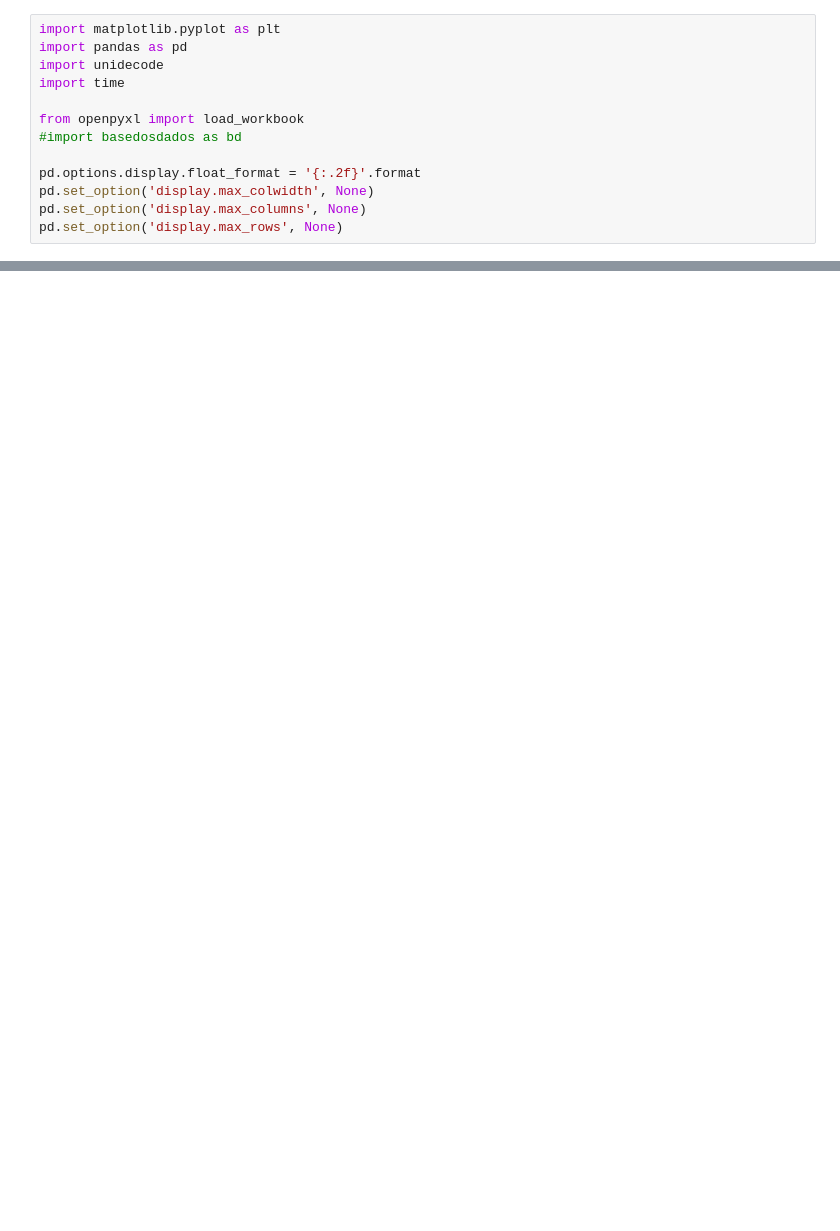
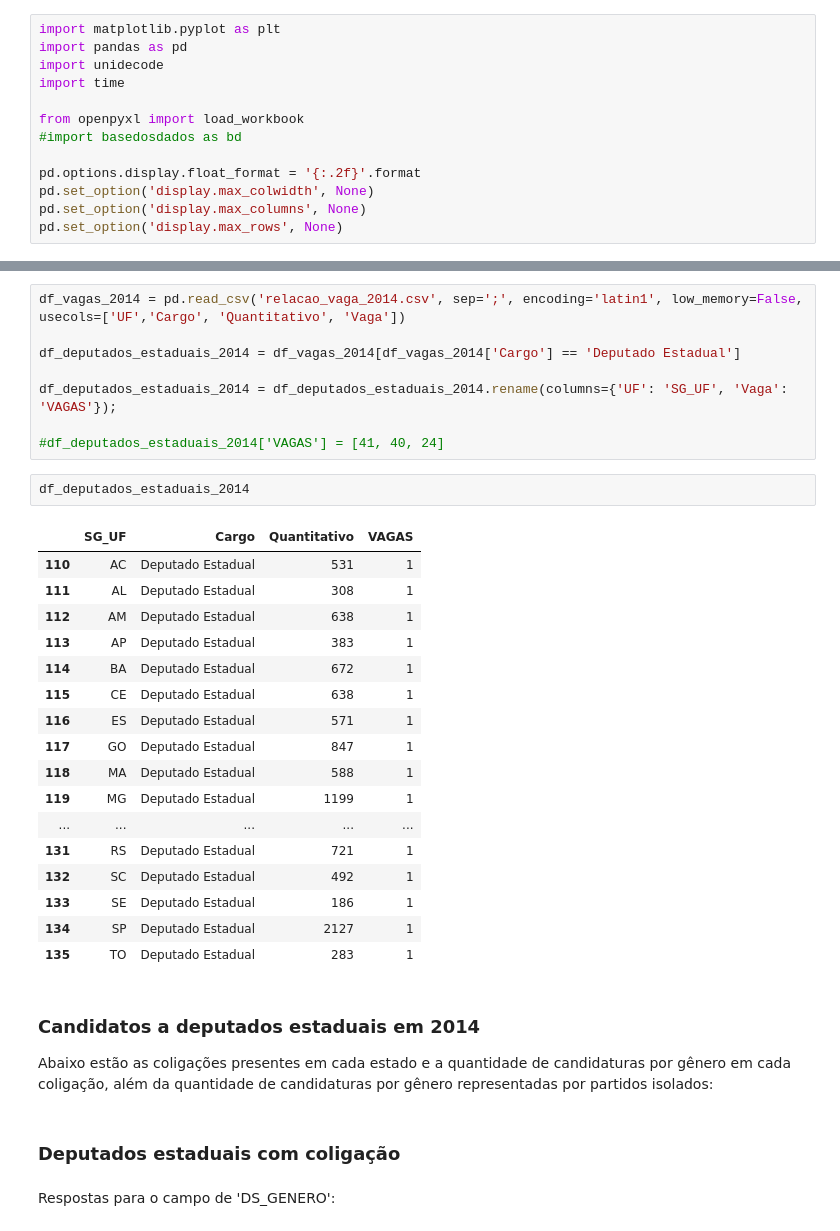
Before and after one commit to Cristiananc/consulta_candidaturas, a Jupyter notebook: Deputados Estaduais.ipynb, the cells around one changed output, grey strips where cells are left out. Saved outputs shown, nothing was run; the diff lists cells and outputs as text; blank space fills up the shorter version.

Commit message:
Consulta deputados estaduais

```diff
--- a/Deputados Estaduais.ipynb
+++ b/Deputados Estaduais.ipynb
@@ -316,0 +77,36 @@ df_vereador_sem_coligacoes_por_genero_2020.head()
+# %%
+df_vagas_2014 = pd.read_csv('relacao_vaga_2014.csv', sep=';', encoding='latin1', low_memory=False, usecols=['UF','Cargo', 'Quantitativo', 'Vaga'])
+
+df_deputados_estaduais_2014 = df_vagas_2014[df_vagas_2014['Cargo'] == 'Deputado Estadual']
+
+df_deputados_estaduais_2014 = df_deputados_estaduais_2014.rename(columns={'UF': 'SG_UF', 'Vaga': 'VAGAS'});
+
+#df_deputados_estaduais_2014['VAGAS'] = [41, 40, 24]
+# %%
+df_deputados_estaduais_2014
+# %% [output]
+|  | SG_UF | Cargo | Quantitativo | VAGAS |
+| 110 | AC | Deputado Estadual | 531 | 1 |
+| 111 | AL | Deputado Estadual | 308 | 1 |
+| 112 | AM | Deputado Estadual | 638 | 1 |
+| 113 | AP | Deputado Estadual | 383 | 1 |
+| 114 | BA | Deputado Estadual | 672 | 1 |
+| 115 | CE | Deputado Estadual | 638 | 1 |
+| 116 | ES | Deputado Estadual | 571 | 1 |
+| 117 | GO | Deputado Estadual | 847 | 1 |
+| 118 | MA | Deputado Estadual | 588 | 1 |
+| 119 | MG | Deputado Estadual | 1199 | 1 |
+| ... | ... | ... | ... | ... |
+| 131 | RS | Deputado Estadual | 721 | 1 |
+| 132 | SC | Deputado Estadual | 492 | 1 |
+| 133 | SE | Deputado Estadual | 186 | 1 |
+| 134 | SP | Deputado Estadual | 2127 | 1 |
+| 135 | TO | Deputado Estadual | 283 | 1 |
+# %% [markdown]
+### Candidatos a deputados estaduais em 2014
+
+Abaixo estão as coligações presentes em cada estado e a quantidade de candidaturas por gênero em cada coligação, além da quantidade de candidaturas por gênero representadas por partidos isolados:
+# %% [markdown]
+### Deputados estaduais com coligação
+# %% [markdown]
+Respostas para o campo de 'DS_GENERO':
```
Also changed, not shown: parts of 130 cells of this notebook, 2 other files.
